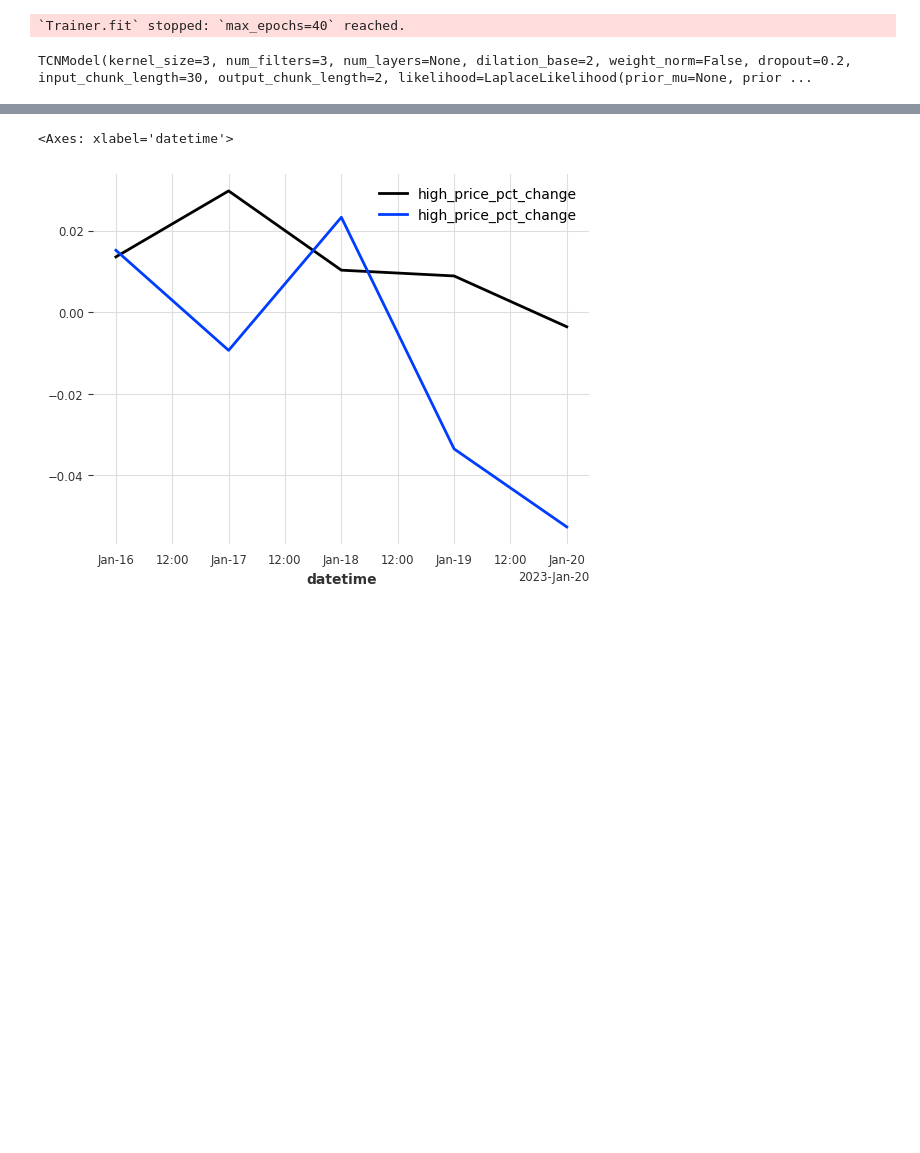
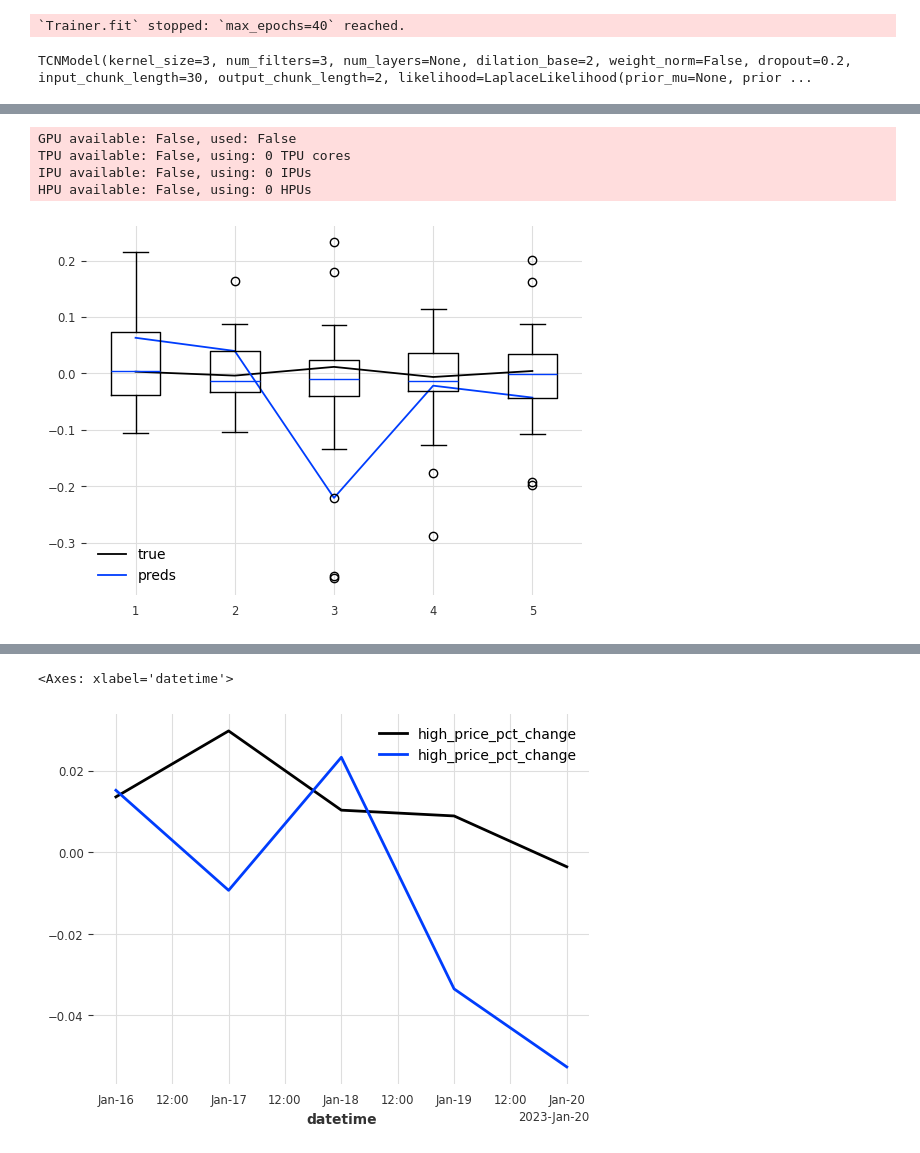
Before and after one commit to prz-ziaja/finance, a Jupyter notebook: notebooks/dataloader.ipynb, the cells around one changed output, grey strips where cells are left out. Saved outputs shown, nothing was run; the diff lists cells and outputs as text; code cells hidden in the pictures; blank space fills up the shorter version.

```diff
--- a/notebooks/dataloader.ipynb
+++ b/notebooks/dataloader.ipynb
@@ -98,0 +99,18 @@ HPU available: False, using: 0 HPUs
+# %%
+pred = model.predict(n=5, num_samples=25)
+company_ind = 1
+
+plt.plot([*range(1,6)],val.head(5).values()[:,company_ind], label='true')
+plt.plot([*range(1,6)], pred.values()[:,company_ind], label="preds")
+
+preds = pred.all_values()
+
+plt.boxplot(preds[:,company_ind,:].T)
+plt.legend()
+plt.show()
+# %% [output]
+GPU available: False, used: False
+TPU available: False, using: 0 TPU cores
+IPU available: False, using: 0 IPUs
+HPU available: False, using: 0 HPUs
+[figure, added]
```
Also changed, not shown: parts of 2 cells of this notebook, 1 other file.
